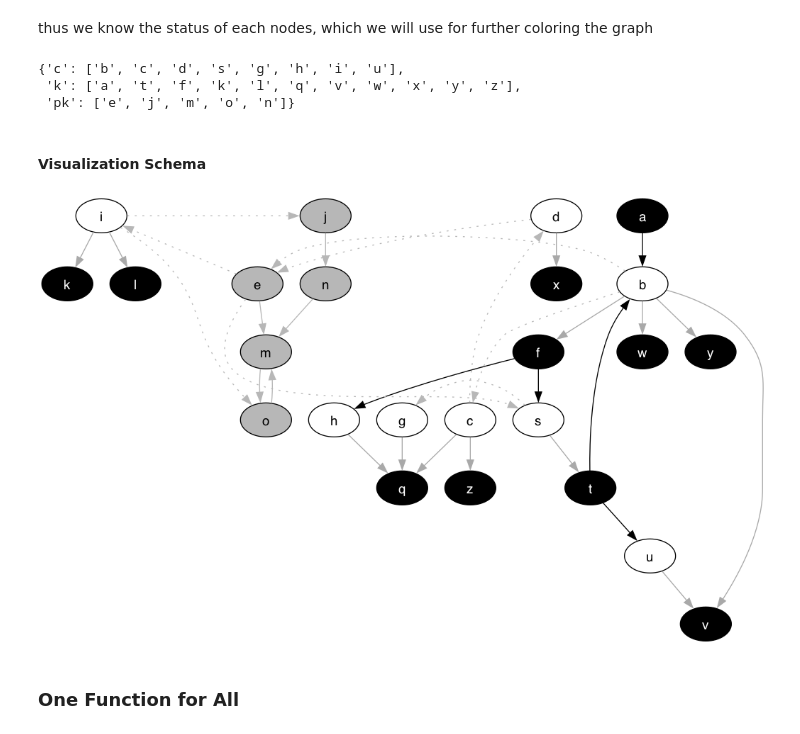
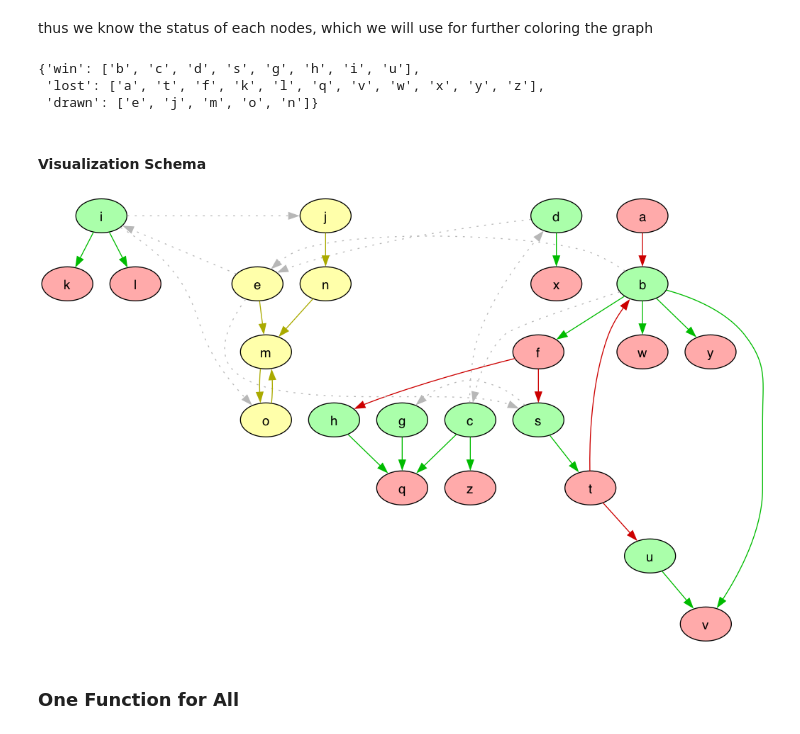
Before and after one commit to idaks/Games-and-Argumentation, a Jupyter notebook: IDCC-2024/animal_example.ipynb, the cells around one changed output. Saved outputs shown, nothing was run; the diff lists cells and outputs as text; code cells hidden in the pictures.

```diff
--- a/IDCC-2024/animal_example.ipynb
+++ b/IDCC-2024/animal_example.ipynb
@@ -114,7 +136,7 @@ Overwriting files/cal_kernel.dlv
 # %% [markdown]
 `-wf` indicates that the dlv will use well-founded semantics
 # %%
-cmd_solve = "dlv files/plain_wm_graph.dlv files/plain_to_kernel.dlv files/cal_kernel.dlv -wf"
+cmd_solve = "dlv files/plain_wm_graph.dlv files/plain_to_wm.dlv files/cal_wm.dlv -wf"
 # %% [markdown]
 let's run it with DLV, we will get the following output
 # %%
@@ -124,16 +146,16 @@ run_command(cmd_solve)
 # %% [markdown]
 however, we need to filterout unnecessary information
 # %%
-kernel_nodes_status = get_nodes_status(
-    run_command(cmd_solve), node_types=["c", "k", "pk"]
+wm_nodes_status = get_nodes_status(
+    run_command(cmd_solve), node_types=["win", "lost", "drawn"]
 )
 # %% [markdown]
 thus we know the status of each nodes, which we will use for further coloring the graph
 # %%
-kernel_nodes_status
+wm_nodes_status
 # %% [output]
-{'c': ['b', 'c', 'd', 's', 'g', 'h', 'i', 'u'],
- 'k': ['a', 't', 'f', 'k', 'l', 'q', 'v', 'w', 'x', 'y', 'z'],
- 'pk': ['e', 'j', 'm', 'o', 'n']}
+{'win': ['b', 'c', 'd', 's', 'g', 'h', 'i', 'u'],
+ 'lost': ['a', 't', 'f', 'k', 'l', 'q', 'v', 'w', 'x', 'y', 'z'],
+ 'drawn': ['e', 'j', 'm', 'o', 'n']}
 # %% [markdown]
 #### Visualization Schema
@@ -158,7 +162,23 @@ apply_color_schema(
-# %%
-Image("graphs/kernel_graph_colored.png")
-# %% [output]
-[figure, removed]
+# %%
+wm_node_color_wfs = {"win": "green", "lost": "red", "drawn": "yellow"}
+wm_edge_color_wfs = {
+    ("green", "green"): "gray",
+    ("green", "yellow"): "gray",
+    ("yellow", "green"): "gray",
+    ("yellow", "yellow"): "yellow",
+    ("green", "red"): "green",
+    ("red", "green"): "red",
+}
+apply_color_schema(
+    "graphs/wm_graph.dot",
+    "wm",
+    wm_nodes_status,
+    wm_node_color_wfs,
+    wm_edge_color_wfs,
+)
+Image("graphs/wm_graph_colored.png")
+# %% [output]
+[figure, added]
 # %% [markdown]
 ### One Function for All
 # %% [markdown]
```
Also changed, not shown: parts of 25 cells of this notebook, 23 other files.
